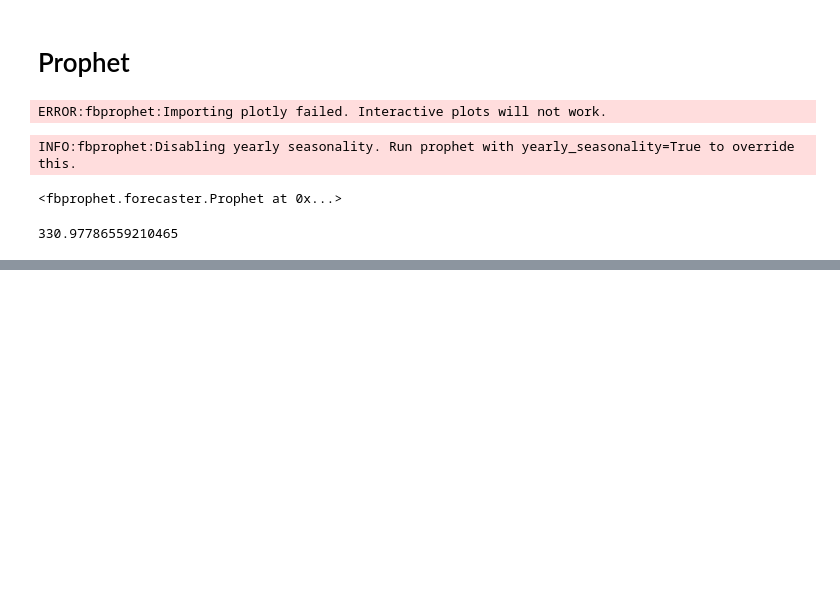
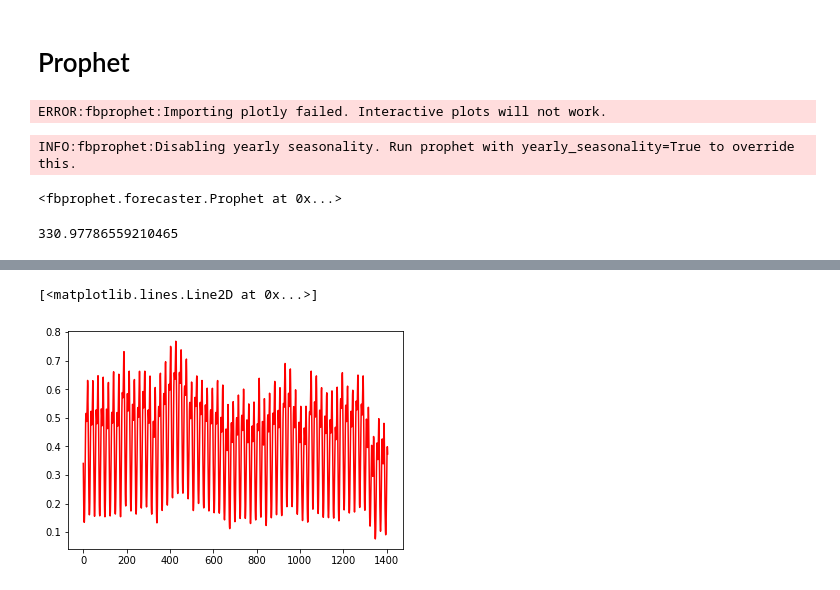
Before and after one commit to Darzan21/Electric-Load-Forecasting, a Jupyter notebook: LoadForecasting.ipynb, the cells around one changed output, grey strips where cells are left out. Cells and saved outputs as stored; diff of their text form; code cells hidden in the pictures; blank space fills up the shorter version.

```diff
--- a/LoadForecasting.ipynb
+++ b/LoadForecasting.ipynb
@@ -862,0 +791,7 @@ OurError
+# %%
+predicted_value= model.predict(X_test)
+# %%
+plt.plot(predicted_value, color= 'red')
+# %% [output]
+[<matplotlib.lines.Line2D at 0x...>]
+[figure, added]
```
Also changed, not shown: parts of 80 cells of this notebook.
